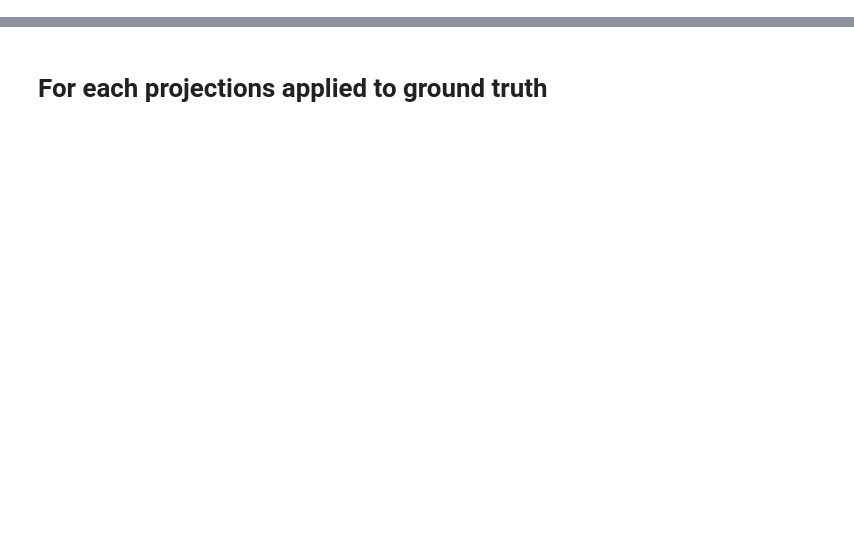
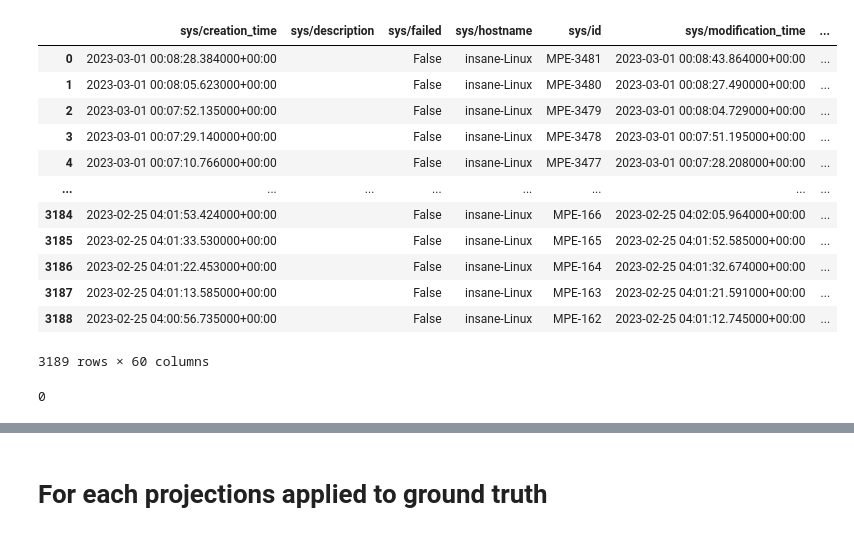
Before and after one commit to rahatzamancse/3d-reconstruction, a Jupyter notebook: neptune-runs.ipynb, the cells around one changed output, grey strips where cells are left out. Cells and saved outputs as stored; diff of their text form; code cells hidden in the pictures; blank space fills up the shorter version.

Commit message:
Added noise testing experiments

```diff
--- a/neptune-runs.ipynb
+++ b/neptune-runs.ipynb
@@ -23,6 +6,10 @@ ERROR 1: libnetcdf.so.19: cannot open shared object file: No such file or direct
 # %%
+# project = neptune.get_project(
+#     name='rahatzamancse/MPSE-on-LMNET-dataset',
+#     api_token='eyJhcGlfYWRkcmVzcyI6Imh0dHBzOi8vYXBwLm5lcHR1bmUuYWkiLCJhcGlfdXJsIjoiaHR0cHM6Ly9hcHAubmVwdHVuZS5haSIsImFwaV9rZXkiOiI3NDk5MWVkNS0wMDg4LTRmNTktYWQyZC0zNzUyNTg0MTY1MGYifQ=='
+# )
 project = neptune.get_project(
-    name='rahatzamancse/MPSE-on-LMNET-dataset',
+    name='rahatzamancse/3DMPE-angle-noise',
     api_token='eyJhcGlfYWRkcmVzcyI6Imh0dHBzOi8vYXBwLm5lcHR1bmUuYWkiLCJhcGlfdXJsIjoiaHR0cHM6Ly9hcHAubmVwdHVuZS5haSIsImFwaV9rZXkiOiI3NDk5MWVkNS0wMDg4LTRmNTktYWQyZC0zNzUyNTg0MTY1MGYifQ=='
 )
 
@@ -44,15 +57,30 @@ run_table_df['parameters/PROJECTION/PROJ_TYPE']
 # %%
 run_table_df[
-    (run_table_df['parameters/DATASET'] == 'ShapeNet:sofa:d8c748ced5e5f2cc7e3820d17093b7c2')
-    & (run_table_df['parameters/INITIAL_EMBEDDING'] == False)
-    & (run_table_df['parameters/MPSE/BATCH_SIZE'] == 2048)
-    & (run_table_df['parameters/MPSE/SMART_INITIALIZATION'] == True)
-    & (run_table_df['parameters/MPSE/VARIABLE_PROJECTION'] == False)
-    & (run_table_df['parameters/N_POINTS'] == 512)
-    & (run_table_df['parameters/N_PERSPECTIVE'] == 4)
-    & (run_table_df['parameters/PROJECTION/POINT_IN_ATLEAST'] == 3)
+    True
+    # & (run_table_df['parameters/DATASET'] == 'ShapeNet:sofa:d8c748ced5e5f2cc7e3820d17093b7c2')
+    # & (run_table_df['parameters/INITIAL_EMBEDDING'] == False)
+    # & (run_table_df['parameters/MPSE/BATCH_SIZE'] == 2048)
+    # & (run_table_df['parameters/MPSE/SMART_INITIALIZATION'] == True)
+    # & (run_table_df['parameters/MPSE/VARIABLE_PROJECTION'] == False)
+    # & (run_table_df['parameters/N_POINTS'] == 512)
+    # & (run_table_df['parameters/N_PERSPECTIVE'] == 4)
+    # & (run_table_df['parameters/PROJECTION/POINT_IN_ATLEAST'] == 3)
     & (run_table_df['parameters/PROJECTION/PROJ_TYPE'] == 'atleast_in_n_persp')
 ]
+# %% [output]
+|  | sys/creation_time | sys/description | sys/failed | sys/hostname | sys/id | sys/modification_time | ... |
+| 0 | 2023-03-01 00:08:28.384000+00:00 |  | False | insane-Linux | MPE-3481 | 2023-03-01 00:08:43.864000+00:00 | ... |
+| 1 | 2023-03-01 00:08:05.623000+00:00 |  | False | insane-Linux | MPE-3480 | 2023-03-01 00:08:27.490000+00:00 | ... |
+| 2 | 2023-03-01 00:07:52.135000+00:00 |  | False | insane-Linux | MPE-3479 | 2023-03-01 00:08:04.729000+00:00 | ... |
+| 3 | 2023-03-01 00:07:29.140000+00:00 |  | False | insane-Linux | MPE-3478 | 2023-03-01 00:07:51.195000+00:00 | ... |
+| 4 | 2023-03-01 00:07:10.766000+00:00 |  | False | insane-Linux | MPE-3477 | 2023-03-01 00:07:28.208000+00:00 | ... |
+| ... | ... | ... | ... | ... | ... | ... | ... |
+| 3184 | 2023-02-25 04:01:53.424000+00:00 |  | False | insane-Linux | MPE-166 | 2023-02-25 04:02:05.964000+00:00 | ... |
+| 3185 | 2023-02-25 04:01:33.530000+00:00 |  | False | insane-Linux | MPE-165 | 2023-02-25 04:01:52.585000+00:00 | ... |
+| 3186 | 2023-02-25 04:01:22.453000+00:00 |  | False | insane-Linux | MPE-164 | 2023-02-25 04:01:32.674000+00:00 | ... |
+| 3187 | 2023-02-25 04:01:13.585000+00:00 |  | False | insane-Linux | MPE-163 | 2023-02-25 04:01:21.591000+00:00 | ... |
+| 3188 | 2023-02-25 04:00:56.735000+00:00 |  | False | insane-Linux | MPE-162 | 2023-02-25 04:01:12.745000+00:00 | ... |
+3189 rows × 60 columns
 # %%
 len(run_table_df[
     (run_table_df['parameters/DATASET'] == 'ShapeNet:sofa:d8c748ced5e5f2cc7e3820d17093b7c2')
@@ -65,6 +93,8 @@ len(run_table_df[
     & (run_table_df['parameters/PROJECTION/POINT_IN_ATLEAST'] == 3)
     & (run_table_df['parameters/PROJECTION/PROJ_TYPE'] == 'atleast_in_n_persp')
 ])
+# %% [output]
+0
 # %%
 info_table = run_table_df
 # %%
```
Also changed, not shown: parts of 4 cells of this notebook, 4 other files.
